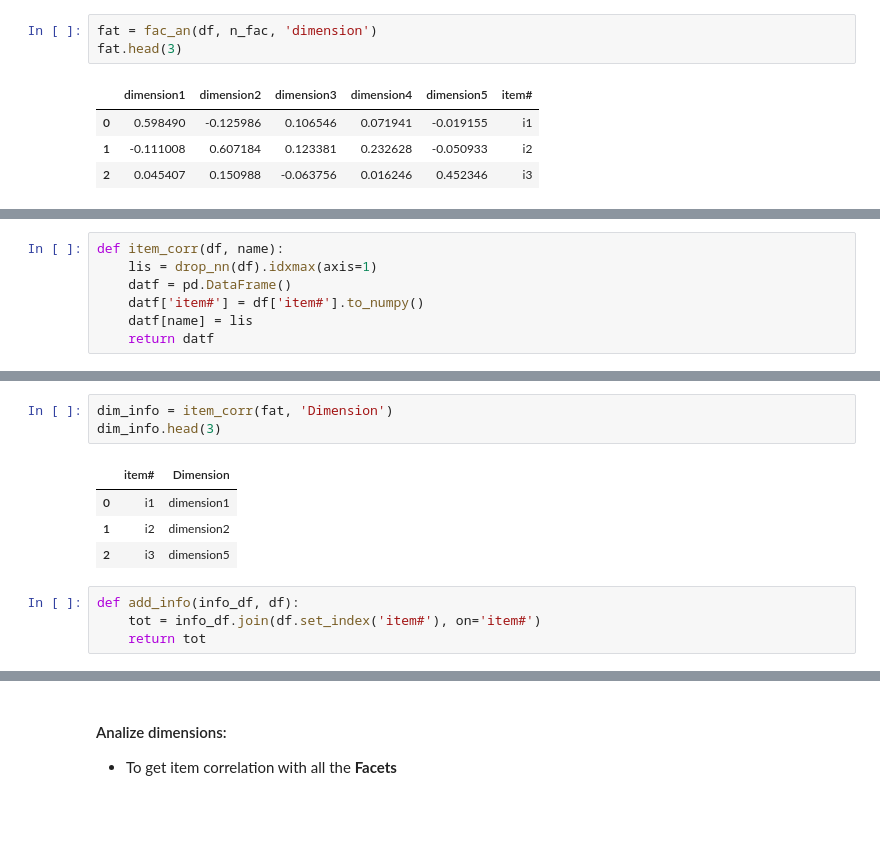
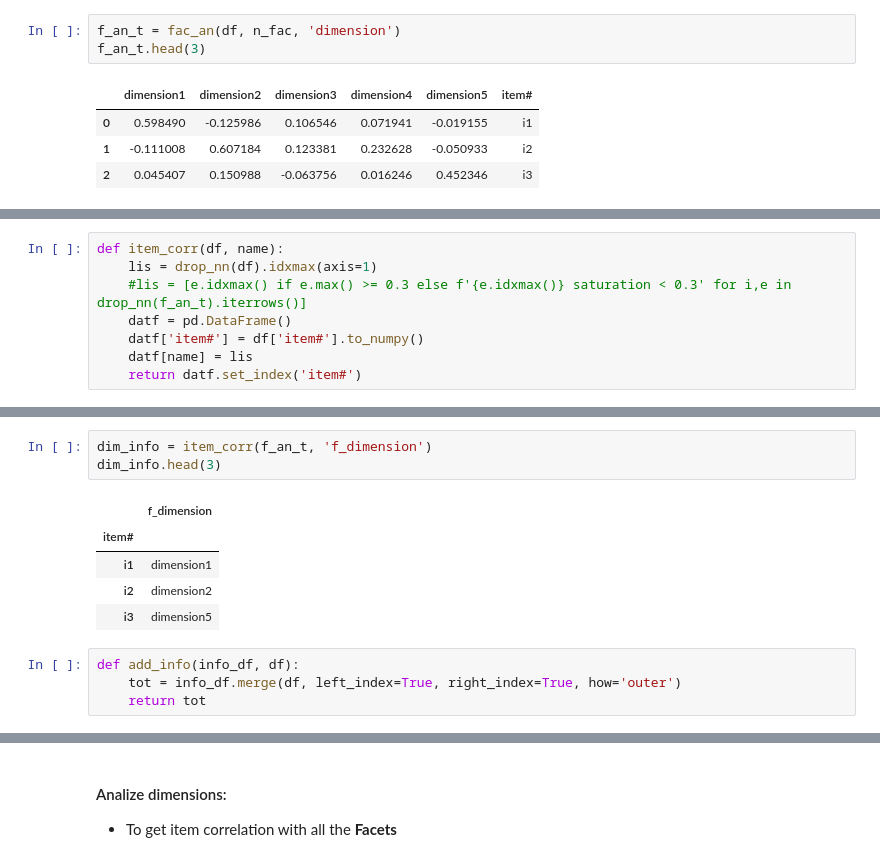
Before and after one commit to AnaSenso/DM0320-final-project, a Jupyter notebook: Factor Analysis - Test - Dimension.ipynb, the cells around one changed output, grey strips where cells are left out. Saved outputs shown, nothing was run; the diff lists cells and outputs as text; blank space fills up the shorter version.

```diff
--- a/Factor Analysis - Test - Dimension.ipynb
+++ b/Factor Analysis - Test - Dimension.ipynb
@@ -117,8 +118,8 @@ def fac_an(df, n_factors, name):
     load['item#']= df.columns
     return load
 # %%
-fat = fac_an(df, n_fac, 'dimension')
-fat.head(3)
+f_an_t = fac_an(df, n_fac, 'dimension')
+f_an_t.head(3)
 # %% [output]
 |  | dimension1 | dimension2 | dimension3 | dimension4 | dimension5 | item# |
 | 0 | 0.598490 | -0.125986 | 0.106546 | 0.071941 | -0.019155 | i1 |
@@ -129,7 +130,8 @@ Include results in info
 # %%
 def item_corr(df, name):
     lis = drop_nn(df).idxmax(axis=1)
+    #lis = [e.idxmax() if e.max() >= 0.3 else f'{e.idxmax()} saturation < 0.3' for i,e in drop_nn(f_an_t).iterrows()]
     datf = pd.DataFrame()
     datf['item#'] = df['item#'].to_numpy()
     datf[name] = lis
-    return datf
+    return datf.set_index('item#')
@@ -136,14 +150,15 @@ def item_corr(df, name):
 # %%
-dim_info = item_corr(fat, 'Dimension')
+dim_info = item_corr(f_an_t, 'f_dimension')
 dim_info.head(3)
 # %% [output]
-|  | item# | Dimension |
-| 0 | i1 | dimension1 |
-| 1 | i2 | dimension2 |
-| 2 | i3 | dimension5 |
+|  | f_dimension |
+| item# |  |
+| i1 | dimension1 |
+| i2 | dimension2 |
+| i3 | dimension5 |
 # %%
 def add_info(info_df, df):
-    tot = info_df.join(df.set_index('item#'), on='item#')
+    tot = info_df.merge(df, left_index=True, right_index=True, how='outer')
     return tot
 # %%
 infoD = add_info(info, dim_info)
```
Also changed, not shown: parts of 42 cells of this notebook, 2 other files.
